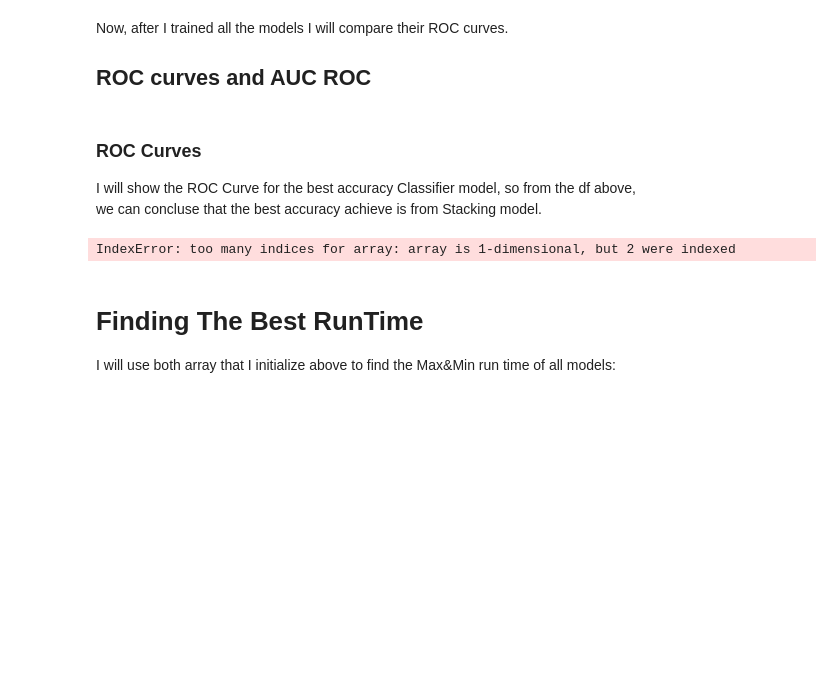
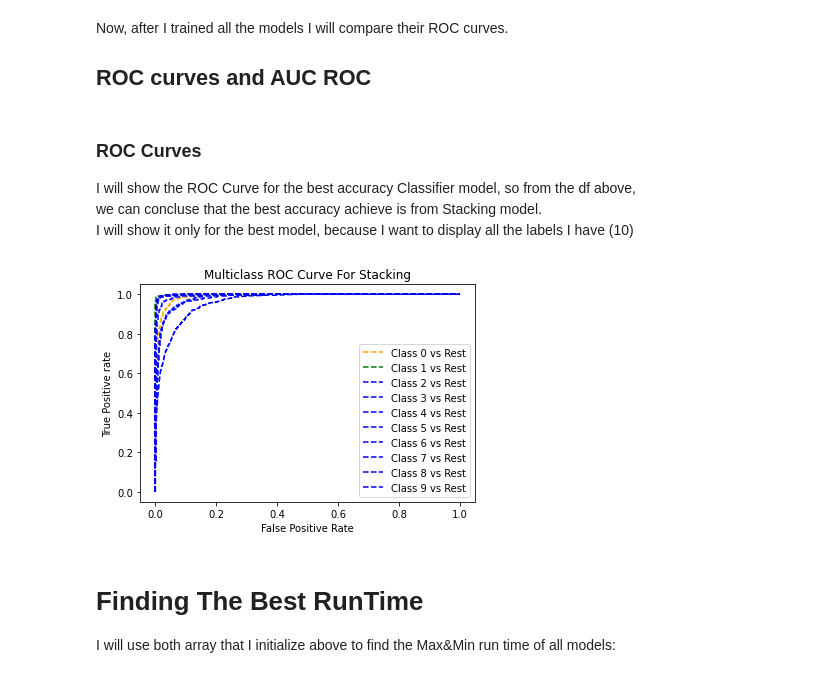
Before and after one commit to yuvalTrip/Final-Project-First-Year-Semester-B, a Jupyter notebook: Fashion-Mnist.ipynb, the cells around one changed output. Cells and saved outputs as stored; diff of their text form; code cells hidden in the pictures; blank space fills up the shorter version.

```diff
--- a/Fashion-Mnist.ipynb
+++ b/Fashion-Mnist.ipynb
@@ -1709,84 +1709,40 @@ Now, after I trained all the models I will compare their ROC curves.
 
 I will show the ROC Curve for the best accuracy Classifier model, so from the df above,<br>
 we can concluse that the best accuracy achieve is from Stacking model.<br>
+I will show it only for the best model, because I want to display all the labels I have (10)
 # %%
 ###I will put in comment all the models my pc did not succed to ruj due to low performence.
 from sklearn.metrics import roc_curve, roc_auc_score
 
-probsStacking = Stacking_.predict_proba(X_test_Reduced)[:, 1]
+probsStacking = Stacking_.predict_proba(X_test_Reduced)
 
 # roc curve for classes
 fpr = {}
 tpr = {}
 thresh ={}
 n_class = 10
 for i in range(n_class):
     fpr[i], tpr[i], thresh[i] = roc_curve(y_test, probsStacking[:,i], pos_label=i)
 
 # plotting
 plt.plot(fpr[0], tpr[0], linestyle='--',color='orange', label='Class 0 vs Rest')#because I have 3 classes to predict, I need to check each class with the rest of the classes
 plt.plot(fpr[1], tpr[1], linestyle='--',color='green', label='Class 1 vs Rest')#therefore, I have 3 classes, but appear only one graph, because they are on each other.
 plt.plot(fpr[2], tpr[2], linestyle='--',color='blue', label='Class 2 vs Rest')
 plt.plot(fpr[3], tpr[3], linestyle='--',color='blue', label='Class 3 vs Rest')
 plt.plot(fpr[4], tpr[4], linestyle='--',color='blue', label='Class 4 vs Rest')
 plt.plot(fpr[5], tpr[5], linestyle='--',color='blue', label='Class 5 vs Rest')
 plt.plot(fpr[6], tpr[6], linestyle='--',color='blue', label='Class 6 vs Rest')
 plt.plot(fpr[7], tpr[7], linestyle='--',color='blue', label='Class 7 vs Rest')
 plt.plot(fpr[8], tpr[8], linestyle='--',color='blue', label='Class 8 vs Rest')
 plt.plot(fpr[9], tpr[9], linestyle='--',color='blue', label='Class 9 vs Rest')
 
 plt.title('Multiclass ROC Curve For Stacking')
 plt.xlabel('False Positive Rate')
 plt.ylabel('True Positive rate')
 plt.legend(loc='best')
 plt.show()
-
-
-
-
-
-
-
-#probsKNN = knn.predict_proba(X_test_Reduced)[:, 1]
-#probsLogReg = log_reg.predict_proba(X_test_Reduced)[:, 1]
-#probsRF = RForest.predict_proba(X_test_Reduced)[:, 1]
-#probsAda = ada_clf.predict_proba(X_test_Reduced)[:, 1]
-#probsBag = Bagging.predict_proba(X_test_Reduced)[:, 1]
-#probsXG = XGBoost.predict_proba(X_test_Reduced)[:, 1]
-#probsVoting = Voting.predict_proba(X_test_Reduced)[:, 1]
-#dummyProbs = dcU.predict_proba(X_test_Reduced)[:, 1]
-#probsPasting = Pasting.predict_proba(X_test_Reduced)[:, 1]
-
-#fprKNN, tprKNN, thresholdsKNN = metrics.roc_curve(y_test, probsKNN)
-#fprLogReg, tprLogReg, thresholdsLogReg = metrics.roc_curve(y_test, probsLogReg)
-#fprRandFor, tprRandFor, thresholdsRandFor = metrics.roc_curve(y_test, probsRF)
-#fprAdaB, tprAdaB, thresholdsAdaB = metrics.roc_curve(y_test, probsAda)
-#fprBag, tprBag, thresholdsBag = metrics.roc_curve(y_test, probsBag)
-#fprXGB, tprXGB, thresholdsXGB = metrics.roc_curve(y_test, probsXG)
-#fprSta, tprSta, thresholdsSta = metrics.roc_curve(y_test, probsStacking)
-#fprVot, tprVot, thresholdsVot = metrics.roc_curve(y_test, probsVoting)
-#fprDummy, tprDummy, thresholdsDummy = metrics.roc_curve(y_test, dummyProbs)
-#fprPas, tprPas, thresholdsPas = metrics.roc_curve(y_test, probsPasting)
-
-#fig = plt.figure()
-#axes = fig.add_axes([0,0,1,1])
-#axes.plot(fprDummy, tprDummy, label = "Dummy")
-#axes.plot(fprKNN, tprKNN, label = "KNN")
-#axes.plot(fprLogReg, tprLogReg, label = "LogReg")
-#axes.plot(fprRandFor, tprRandFor, label = "Random Forest")
-#axes.plot(fprAdaB, tprAdaB, label = "AdaBoost")
-#axes.plot(fprBag, tprBag, label = "Bagging")
-#axes.plot(fprXGB, tprXGB, label = "XGBoost")
-#axes.plot(fprSta, tprSta, label = "Stacking")
-#axes.plot(fprVot, tprVot, label = "Voting")
-#axes.plot(fprPas, tprPas, label = "Pasting")
-
-#axes.set_xlabel("False positive rate")
-#axes.set_ylabel("True positive rate")
-#axes.set_title("ROC Curves for all models")
-#axes.legend()
 # %% [output]
-IndexError: too many indices for array: array is 1-dimensional, but 2 were indexed
+[figure, added]
 # %% [markdown]
 # <b> Finding The Best RunTime   <b>
 
```
Also changed, not shown: parts of 3 cells of this notebook.
